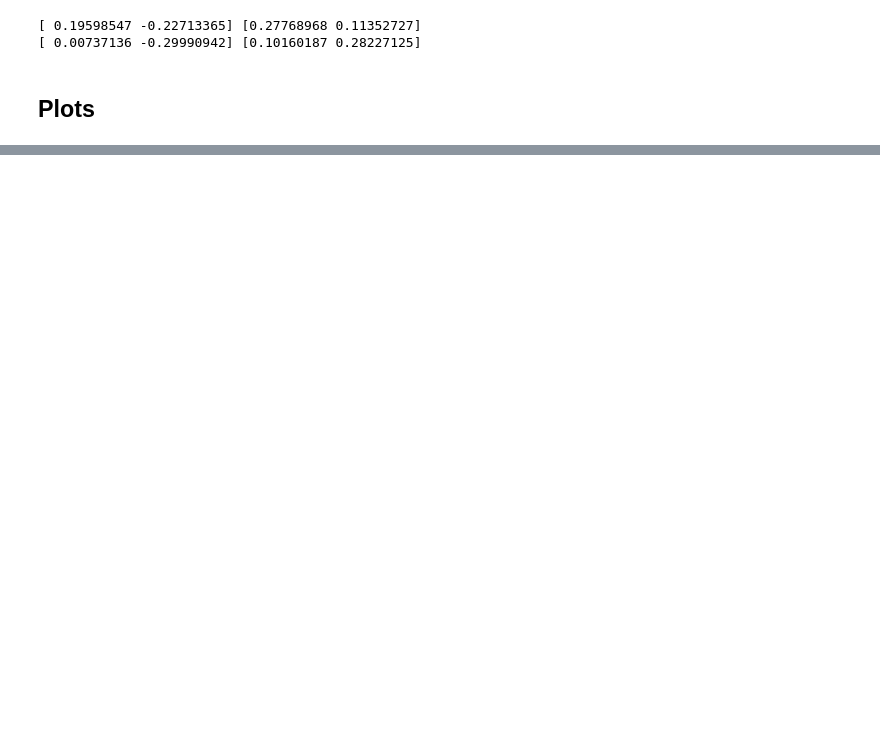
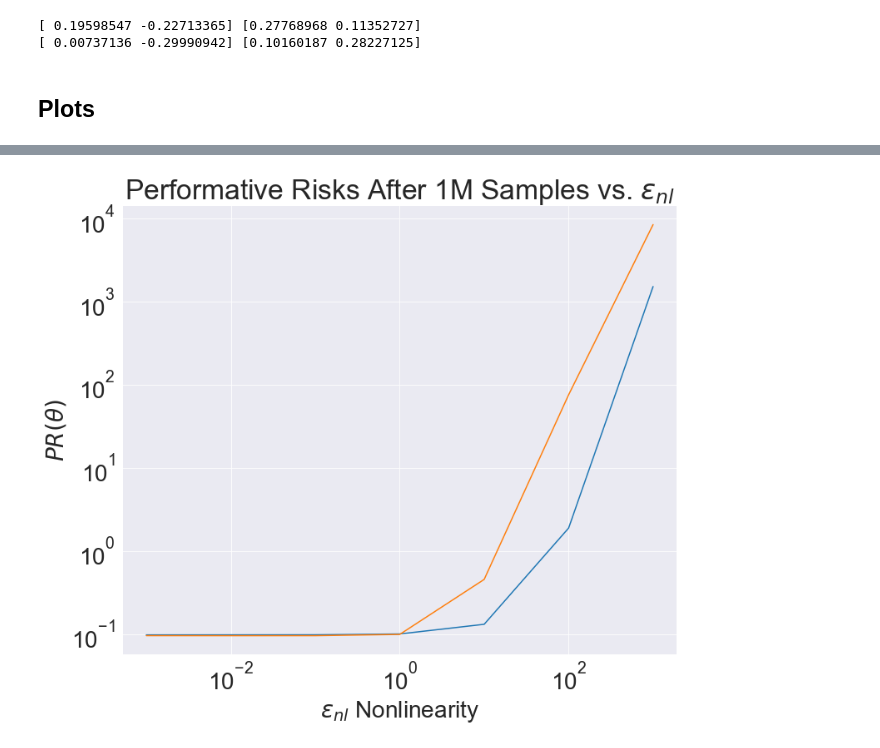
Before and after one commit to evanjfaulkner/DD-Games, a Jupyter notebook: Notebooks/dd_game_regression_sim_nonlinear.ipynb, the cells around one changed output, grey strips where cells are left out. Cells and saved outputs as stored; diff of their text form; code cells hidden in the pictures; blank space fills up the shorter version.

```diff
--- a/Notebooks/dd_game_regression_sim_nonlinear.ipynb
+++ b/Notebooks/dd_game_regression_sim_nonlinear.ipynb
@@ -329,0 +330,41 @@ plt.show()
+# %%
+np.random.seed(37)
+p1_data_params = (Sigma_x_p1, sigma_y_p1, beta_p1, mu_p1, gamma_p1)
+num_rounds = 1000000
+num_alternate_rounds = 100
+num_test = 1000
+p1_risks = []
+p2_risks = []
+theta_final_p1 = []
+theta_final_p2 = []
+eps_range = np.logspace(-3,3,7)
+
+for epsilon_nl in tqdm(eps_range):
+    p1_data_generating_func = lambda x0,x1,x2,x3,x4,x5,x6: sample_from_nonlinear_family(x0,x1,x2,x3,x4,x5,x6,epsilon_nl)
+    player_two = TwoStagePlayer()
+    player_one = TwoStagePlayer()
+    game = DecisionDependentGame(player_one, player_two,
+                                 p1_data_params, p2_data_params,
+                                 p1_data_generating_func, p2_data_generating_func,
+                                 num_rounds, num_alternate_rounds, num_test)
+
+    game.run_train()
+    game.run_post_train_alternating()
+
+    PR1, PR2 = game.evaluate_closed_perf_risk()
+    p1_risks.append(PR1)
+    p2_risks.append(PR2)
+
+    theta_final_p1.append(game.theta_p1)
+    theta_final_p2.append(game.theta_p2)
+# %%
+plt.figure(figsize=(12,10))
+plt.loglog(eps_range,p1_risks)
+plt.loglog(eps_range,p2_risks)
+plt.xlabel(r'$\varepsilon_{nl}$ Nonlinearity')
+plt.ylabel(r'$PR(\theta)$')
+plt.title(r'Performative Risks After 1M Samples vs. $\varepsilon_{nl}$')
+plt.savefig('pr_vs_nonlinearity.jpg', format='jpg')
+plt.show()
+# %% [output]
+[figure, added]
```
Also changed, not shown: parts of 7 cells of this notebook, 1 other file.
